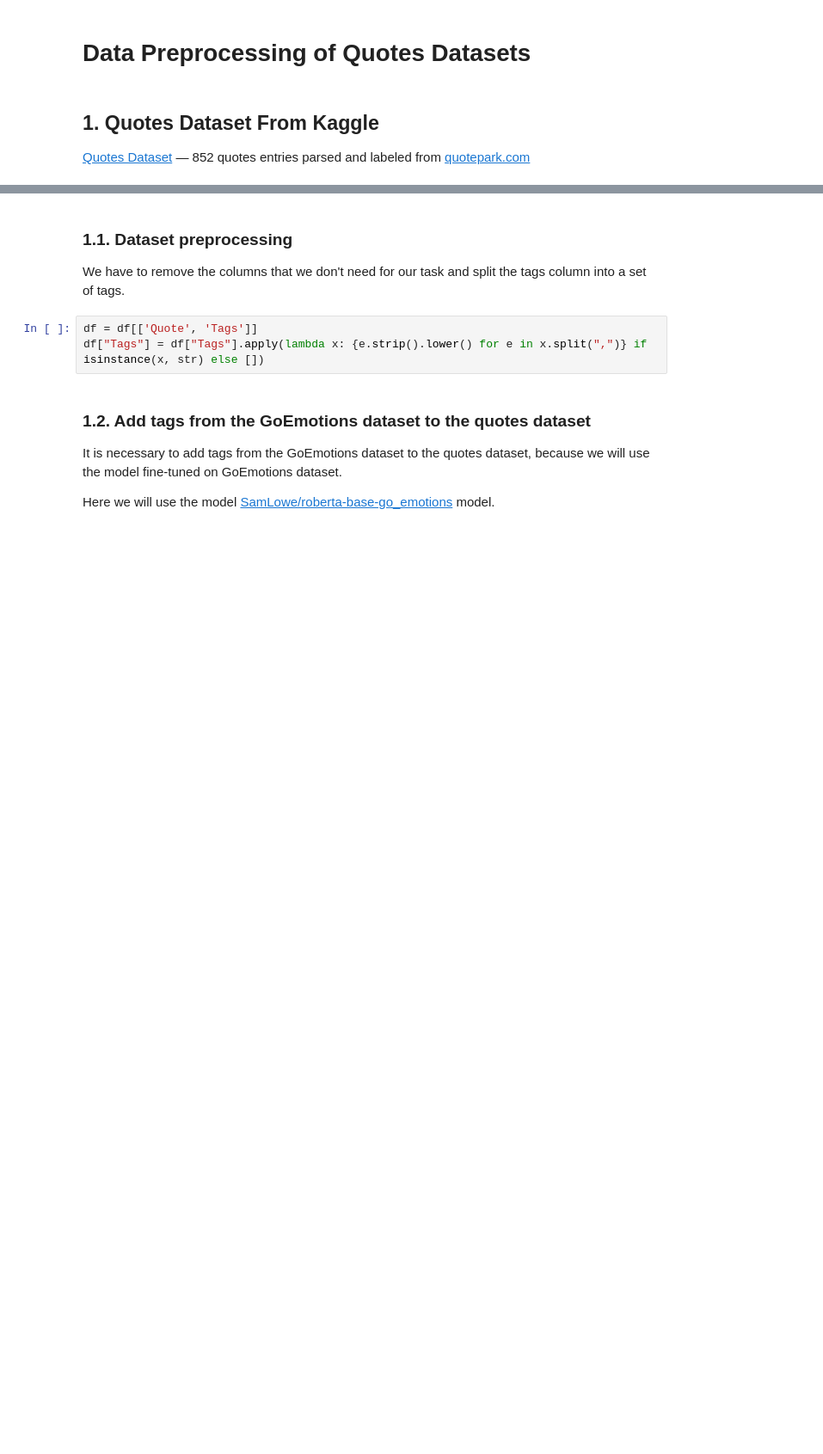
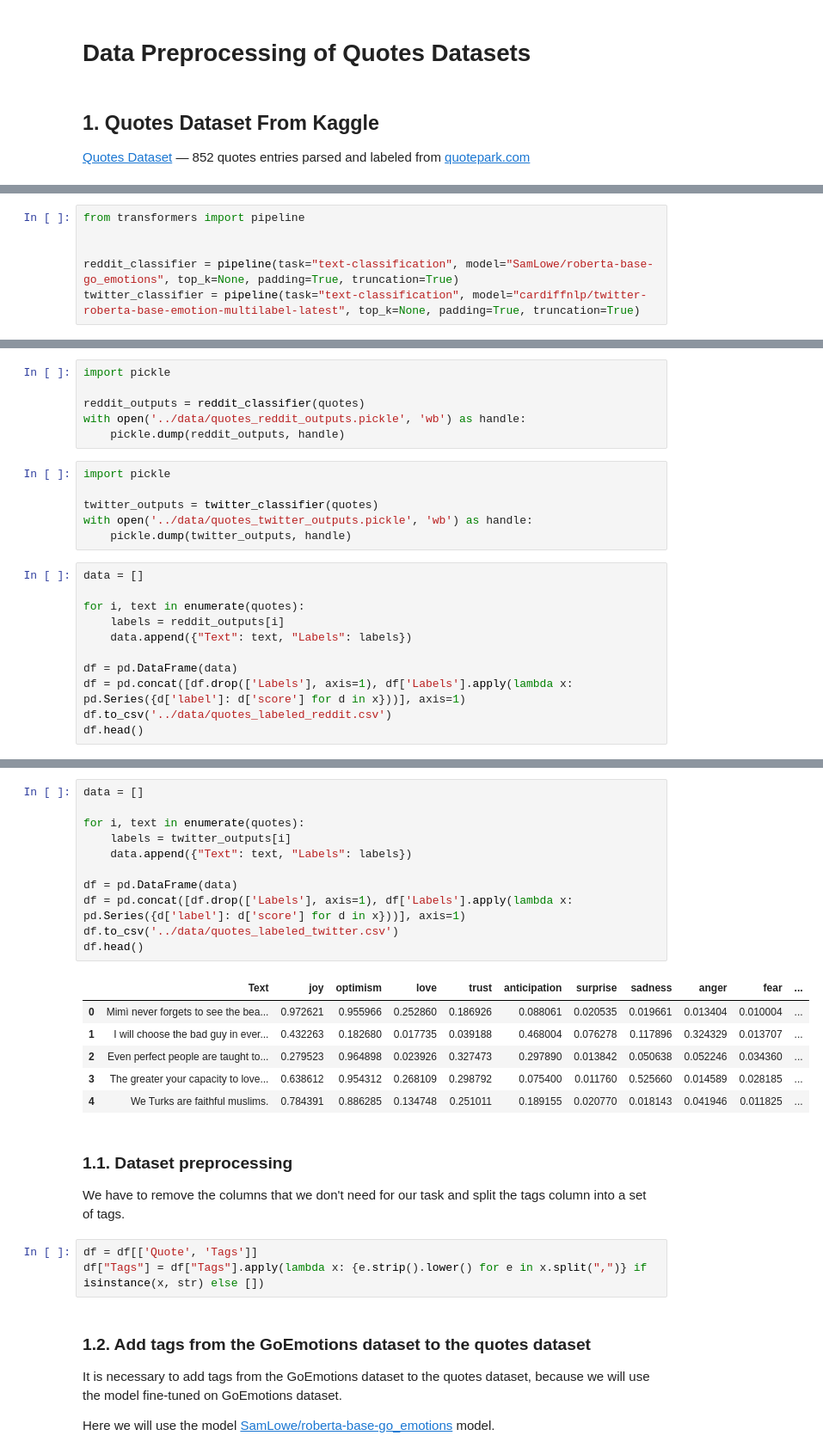
Before and after one commit to kilimanj4r0/quotes-recsys, a Jupyter notebook: notebooks/1.2-quotes-data-preprocessing.ipynb, the cells around one changed output, grey strips where cells are left out. Shown: that part at 86% size. Cells and saved outputs as stored; diff of their text form; blank space fills up the shorter version.

Commit message:
Renaming and adding new labeled csv

```diff
--- a/notebooks/1.2-quotes-data-preprocessing.ipynb
+++ b/notebooks/1.2-quotes-data-preprocessing.ipynb
@@ -17,0 +29,6 @@ df.head(1)
+# %%
+from transformers import pipeline
+
+
+reddit_classifier = pipeline(task="text-classification", model="SamLowe/roberta-base-go_emotions", top_k=None, padding=True, truncation=True)
+twitter_classifier = pipeline(task="text-classification", model="cardiffnlp/twitter-roberta-base-emotion-multilabel-latest", top_k=None, padding=True, truncation=True)
@@ -17,0 +37,23 @@ df.head(1)
+# %%
+import pickle
+
+reddit_outputs = reddit_classifier(quotes)
+with open('../data/quotes_reddit_outputs.pickle', 'wb') as handle:
+    pickle.dump(reddit_outputs, handle)
+# %%
+import pickle
+
+twitter_outputs = twitter_classifier(quotes)
+with open('../data/quotes_twitter_outputs.pickle', 'wb') as handle:
+    pickle.dump(twitter_outputs, handle)
+# %%
+data = []
+
+for i, text in enumerate(quotes):
+    labels = reddit_outputs[i]
+    data.append({"Text": text, "Labels": labels})
+
+df = pd.DataFrame(data)
+df = pd.concat([df.drop(['Labels'], axis=1), df['Labels'].apply(lambda x: pd.Series({d['label']: d['score'] for d in x}))], axis=1)
+df.to_csv('../data/quotes_labeled_reddit.csv')
+df.head()
@@ -18,3 +68,21 @@ df.head(1)
+# %%
+data = []
+
+for i, text in enumerate(quotes):
+    labels = twitter_outputs[i]
+    data.append({"Text": text, "Labels": labels})
+
+df = pd.DataFrame(data)
+df = pd.concat([df.drop(['Labels'], axis=1), df['Labels'].apply(lambda x: pd.Series({d['label']: d['score'] for d in x}))], axis=1)
+df.to_csv('../data/quotes_labeled_twitter.csv')
+df.head()
+# %% [output]
+|  | Text | joy | optimism | love | trust | anticipation | surprise | sadness | anger | fear | ... |
+| 0 | Mimì never forgets to see the bea... | 0.972621 | 0.955966 | 0.252860 | 0.186926 | 0.088061 | 0.020535 | 0.019661 | 0.013404 | 0.010004 | ... |
+| 1 | I will choose the bad guy in ever... | 0.432263 | 0.182680 | 0.017735 | 0.039188 | 0.468004 | 0.076278 | 0.117896 | 0.324329 | 0.013707 | ... |
+| 2 | Even perfect people are taught to... | 0.279523 | 0.964898 | 0.023926 | 0.327473 | 0.297890 | 0.013842 | 0.050638 | 0.052246 | 0.034360 | ... |
+| 3 | The greater your capacity to love... | 0.638612 | 0.954312 | 0.268109 | 0.298792 | 0.075400 | 0.011760 | 0.525660 | 0.014589 | 0.028185 | ... |
+| 4 | We Turks are faithful muslims. | 0.784391 | 0.886285 | 0.134748 | 0.251011 | 0.189155 | 0.020770 | 0.018143 | 0.041946 | 0.011825 | ... |
 # %% [markdown]
 ### 1.1. Dataset preprocessing
 We have to remove the columns that we don't need for our task and split the tags column into a set of tags.
```
Also changed, not shown: parts of 4 cells of this notebook, 8 other files.
